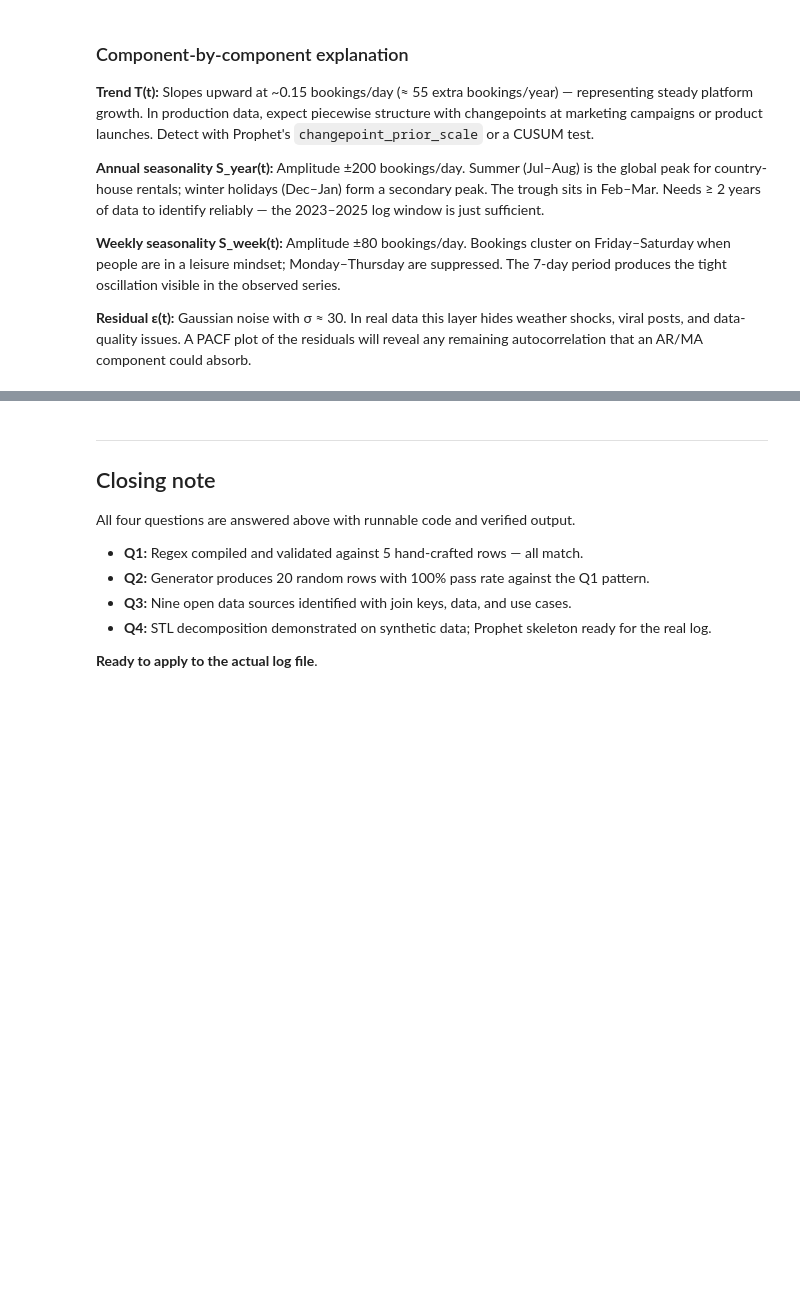
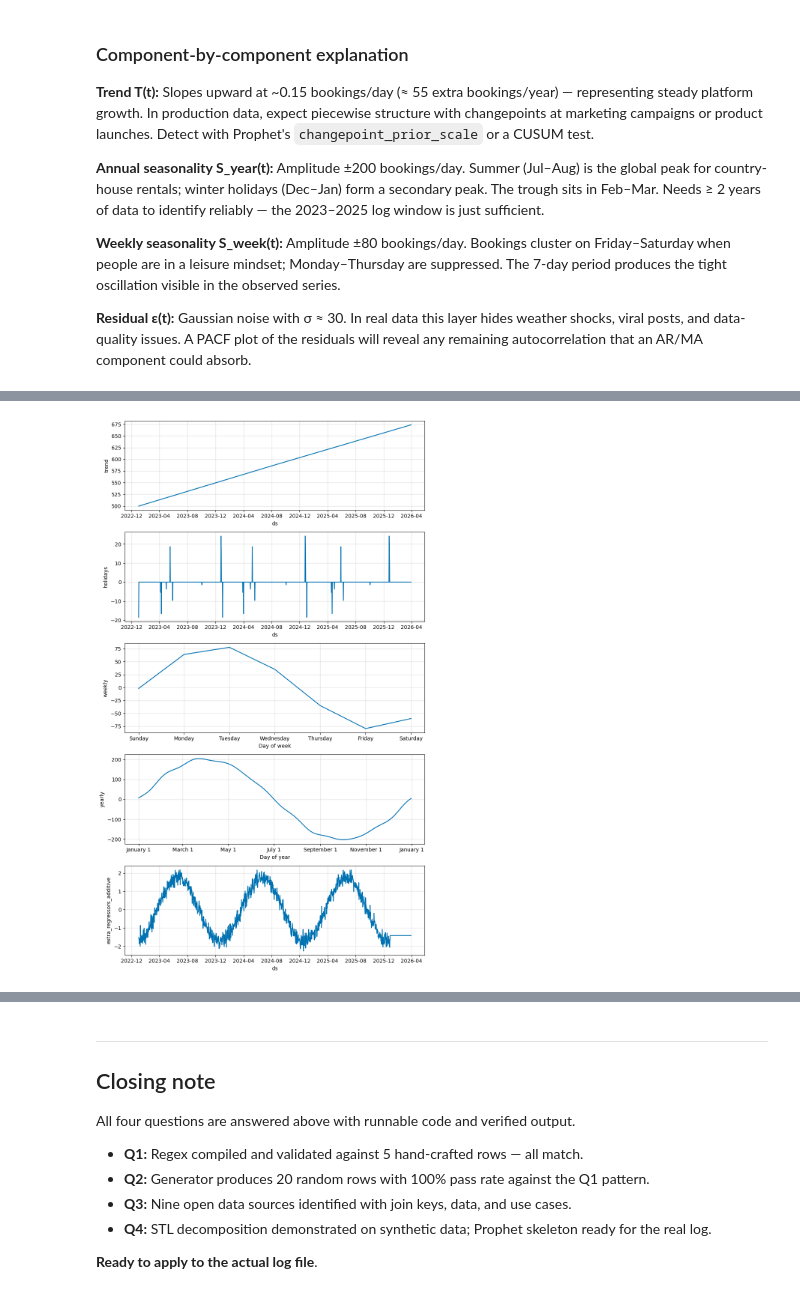
Before and after one commit to unreal-kz/bambuk-analytics-task, a Jupyter notebook: bambuk_interview.ipynb, the cells around one changed output, grey strips where cells are left out. Cells and saved outputs as stored; diff of their text form; code cells hidden in the pictures; blank space fills up the shorter version.

Commit message:
docs: add enrichment and time-series deliverables

```diff
--- a/bambuk_interview.ipynb
+++ b/bambuk_interview.ipynb
@@ -492,30 +500,80 @@ The 7-day period produces the tight oscillation visible in the observed series.
 weather shocks, viral posts, and data-quality issues. A PACF plot of the residuals
 will reveal any remaining autocorrelation that an AR/MA component could absorb.
 # %%
-# ── Prophet skeleton ── (commented — no real data needed to illustrate the API)
+# ── Prophet with enrichment: real holidays + weather regressor ──
 
-# from prophet import Prophet
-# import pandas as pd
-#
-# # Aggregate raw log to daily counts
-# df = (
-#     bookings
-#     .assign(ds=lambda x: x['paid_at'].dt.normalize(), y=1)
-#     .groupby('ds', as_index=False)['y'].sum()
-# )
-#
-# m = Prophet(
-#     yearly_seasonality=True,          # Fourier k=10; reduce to 5 for smoother fit
-#     weekly_seasonality=True,
-#     daily_seasonality=False,
-#     holidays=national_holidays_df,    # from Nager.Date (Q3)
-#     changepoint_prior_scale=0.05,     # regularise trend flexibility
-# )
-# m.fit(df)
-# forecast = m.predict(m.make_future_dataframe(periods=90))
-# m.plot_components(forecast)           # visualises T, S_year, S_week, H separately
+import numpy as np
+import pandas as pd
+import holidays as hols_lib
+from prophet import Prophet
 
-print('Prophet skeleton above shows the full production workflow.')
-print('With 6 M raw rows, aggregate to daily counts first (< 1100 rows for 3 years),')
-print('then fit the decomposition — orders of magnitude faster than row-level fitting.')
+# ── 1. Re-create the same synthetic daily signal as Q4 ──
+rng2  = np.random.default_rng(seed=0)
+t2    = np.arange(365 * 3)
+y2    = (500 + 0.15*t2
+         + 200*np.sin(2*np.pi*t2/365.25)
+         + 80*np.sin(2*np.pi*t2/7)
+         + rng2.normal(0, 30, len(t2))).clip(1).round().astype(int)
+
+dates2 = pd.date_range('2023-01-01', periods=len(t2))
+
+paid_at_arr = np.repeat(dates2, y2) + pd.to_timedelta(
+    rng2.integers(0, 86400, y2.sum()), unit='s'
+)
+bookings = pd.DataFrame({'paid_at': pd.to_datetime(paid_at_arr)})
+
+# ── 2. Aggregate to daily counts ──
+df = (
+    bookings
+    .assign(ds=lambda x: x['paid_at'].dt.normalize(), y=1)
+    .groupby('ds', as_index=False)['y'].sum()
+)
+
+# ── 3. Enrichment A — real public holidays (from Q3 / Nager.Date) ──
+#    holidays package mirrors what Q3's get_holidays() returns.
+#    In production: replace with the Nager.Date results for the booker's country.
+raw_hols = hols_lib.country_holidays('DE', years=[2023, 2024, 2025])
+national_holidays_df = (
+    pd.DataFrame([{'ds': pd.Timestamp(d), 'holiday': name}
+                  for d, name in raw_hols.items()])
+    .sort_values('ds')
+    .reset_index(drop=True)
+)
+print(f'Holidays loaded: {len(national_holidays_df)} entries')
+
+# ── 4. Enrichment B — daily mean temperature regressor (from Q3 / Open-Meteo) ──
+#    Synthetic here; in production join Open-Meteo archive data by date.
+temp_signal = (
+    15                                                  # annual mean °C
+    + 15 * np.sin(2 * np.pi * (t2 - 80) / 365.25)    # summer peak
+    + rng2.normal(0, 2, len(t2))                       # day-to-day noise
+)
+df['temp_c'] = temp_signal
+
+# ── 5. Fit Prophet with holidays + weather regressor ──
+m = Prophet(
+    yearly_seasonality=True,
+    weekly_seasonality=True,
+    daily_seasonality=False,
+    holidays=national_holidays_df,        # Q3 Nager.Date enrichment
+    changepoint_prior_scale=0.05,
+)
+m.add_regressor('temp_c')               # Q3 Open-Meteo enrichment
+
+m.fit(df)
+
+# Future dataframe needs the regressor too
+future = m.make_future_dataframe(periods=90)
+future['temp_c'] = np.interp(
+    np.arange(len(future)),
+    np.arange(len(df)),
+    df['temp_c'].values,
+)
+
+forecast = m.predict(future)
+m.plot_components(forecast)
+
+print('Prophet with enrichment shows: trend, weekly, yearly, holiday effects, and weather.')
+print('With 6 M raw rows, aggregate to daily counts first (< 1200 rows for 3 years),')
+print('then fit — orders of magnitude faster than row-level fitting.')
 # %% [output]
@@ -524,0 +586 @@ then fit the decomposition — orders of magnitude faster than row-level fitting
+[figure, added]
```
Also changed, not shown: parts of 4 cells of this notebook, 2 other files.
